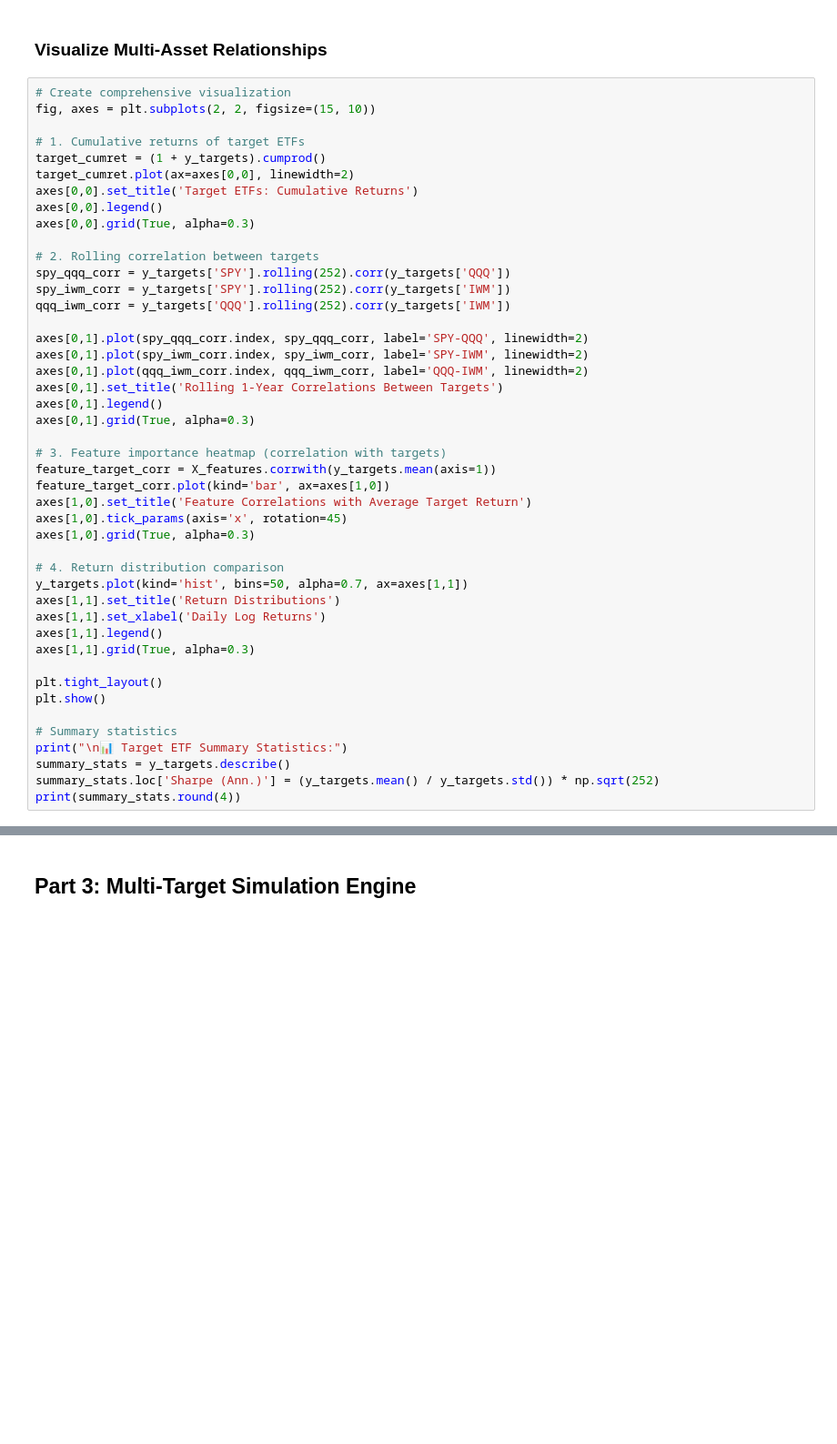
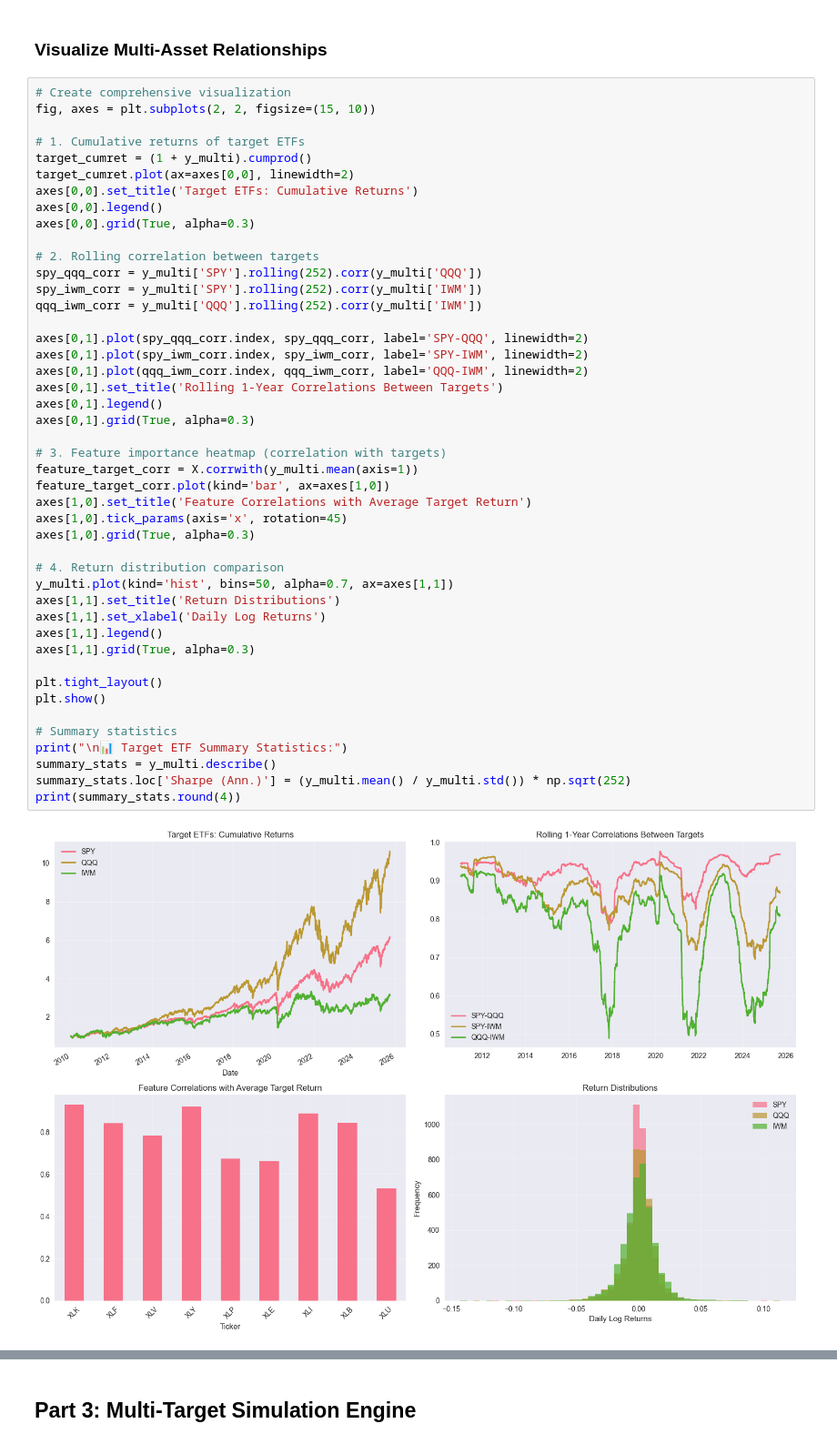
Before and after one commit to Cerebellum-Archive/capstone_simulator, a Jupyter notebook: notebooks/02_multi_target_tutorial.ipynb, the cells around one changed output, grey strips where cells are left out. Shown at 91% size. Saved outputs shown, nothing was run; the diff lists cells and outputs as text; blank space fills up the shorter version.

Commit message:
multi target notebook update

```diff
--- a/notebooks/02_multi_target_tutorial.ipynb
+++ b/notebooks/02_multi_target_tutorial.ipynb
@@ -127,43 +163,45 @@ print(target_corr.round(3))
 fig, axes = plt.subplots(2, 2, figsize=(15, 10))
 
 # 1. Cumulative returns of target ETFs
-target_cumret = (1 + y_targets).cumprod()
+target_cumret = (1 + y_multi).cumprod()
 target_cumret.plot(ax=axes[0,0], linewidth=2)
 axes[0,0].set_title('Target ETFs: Cumulative Returns')
 axes[0,0].legend()
 axes[0,0].grid(True, alpha=0.3)
 
 # 2. Rolling correlation between targets
-spy_qqq_corr = y_targets['SPY'].rolling(252).corr(y_targets['QQQ'])
-spy_iwm_corr = y_targets['SPY'].rolling(252).corr(y_targets['IWM'])
-qqq_iwm_corr = y_targets['QQQ'].rolling(252).corr(y_targets['IWM'])
+spy_qqq_corr = y_multi['SPY'].rolling(252).corr(y_multi['QQQ'])
+spy_iwm_corr = y_multi['SPY'].rolling(252).corr(y_multi['IWM'])
+qqq_iwm_corr = y_multi['QQQ'].rolling(252).corr(y_multi['IWM'])
 
 axes[0,1].plot(spy_qqq_corr.index, spy_qqq_corr, label='SPY-QQQ', linewidth=2)
 axes[0,1].plot(spy_iwm_corr.index, spy_iwm_corr, label='SPY-IWM', linewidth=2)
 axes[0,1].plot(qqq_iwm_corr.index, qqq_iwm_corr, label='QQQ-IWM', linewidth=2)
 axes[0,1].set_title('Rolling 1-Year Correlations Between Targets')
 axes[0,1].legend()
 axes[0,1].grid(True, alpha=0.3)
 
 # 3. Feature importance heatmap (correlation with targets)
-feature_target_corr = X_features.corrwith(y_targets.mean(axis=1))
+feature_target_corr = X.corrwith(y_multi.mean(axis=1))
 feature_target_corr.plot(kind='bar', ax=axes[1,0])
 axes[1,0].set_title('Feature Correlations with Average Target Return')
 axes[1,0].tick_params(axis='x', rotation=45)
 axes[1,0].grid(True, alpha=0.3)
 
 # 4. Return distribution comparison
-y_targets.plot(kind='hist', bins=50, alpha=0.7, ax=axes[1,1])
+y_multi.plot(kind='hist', bins=50, alpha=0.7, ax=axes[1,1])
 axes[1,1].set_title('Return Distributions')
 axes[1,1].set_xlabel('Daily Log Returns')
 axes[1,1].legend()
 axes[1,1].grid(True, alpha=0.3)
 
 plt.tight_layout()
 plt.show()
 
 # Summary statistics
 print("\n📊 Target ETF Summary Statistics:")
-summary_stats = y_targets.describe()
-summary_stats.loc['Sharpe (Ann.)'] = (y_targets.mean() / y_targets.std()) * np.sqrt(252)
+summary_stats = y_multi.describe()
+summary_stats.loc['Sharpe (Ann.)'] = (y_multi.mean() / y_multi.std()) * np.sqrt(252)
 print(summary_stats.round(4))
+# %% [output]
+[figure, added]
```
Also changed, not shown: parts of 10 cells of this notebook, 3 other files.
